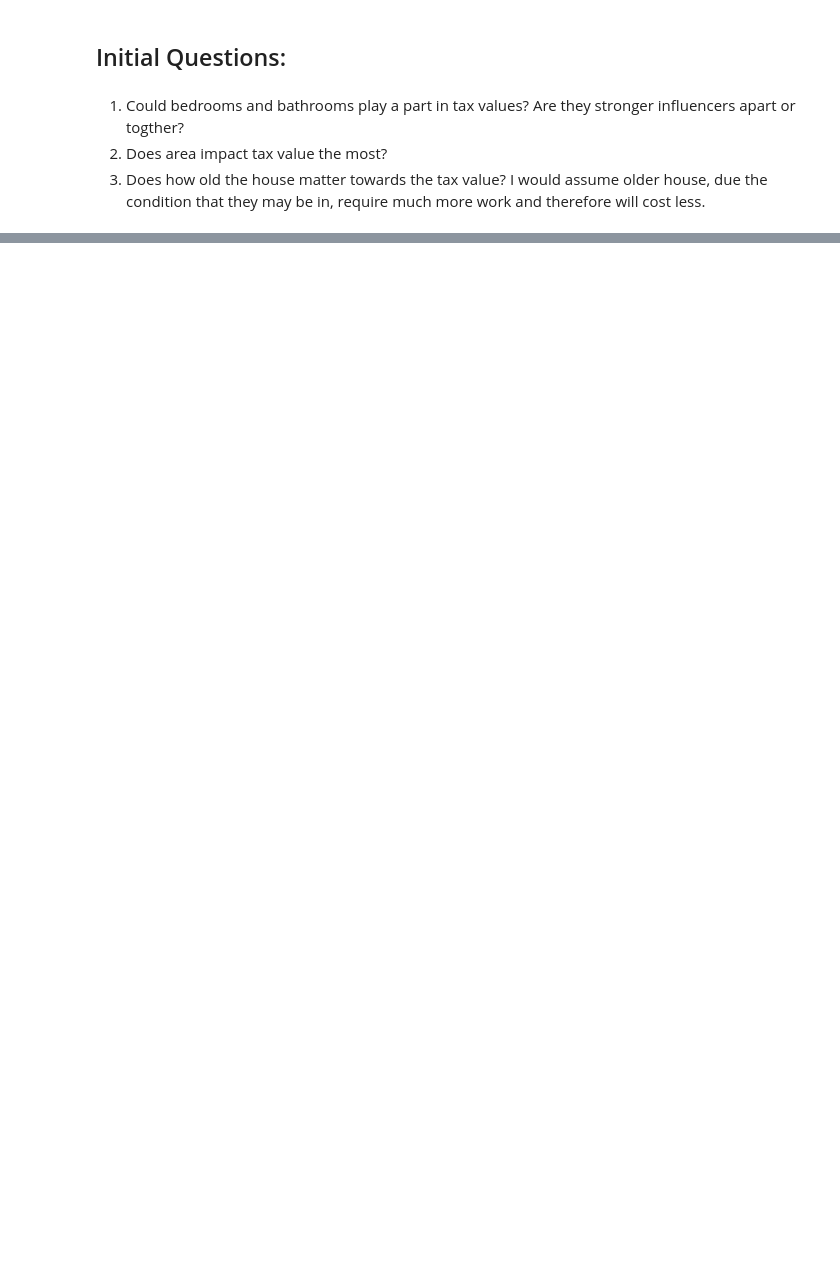
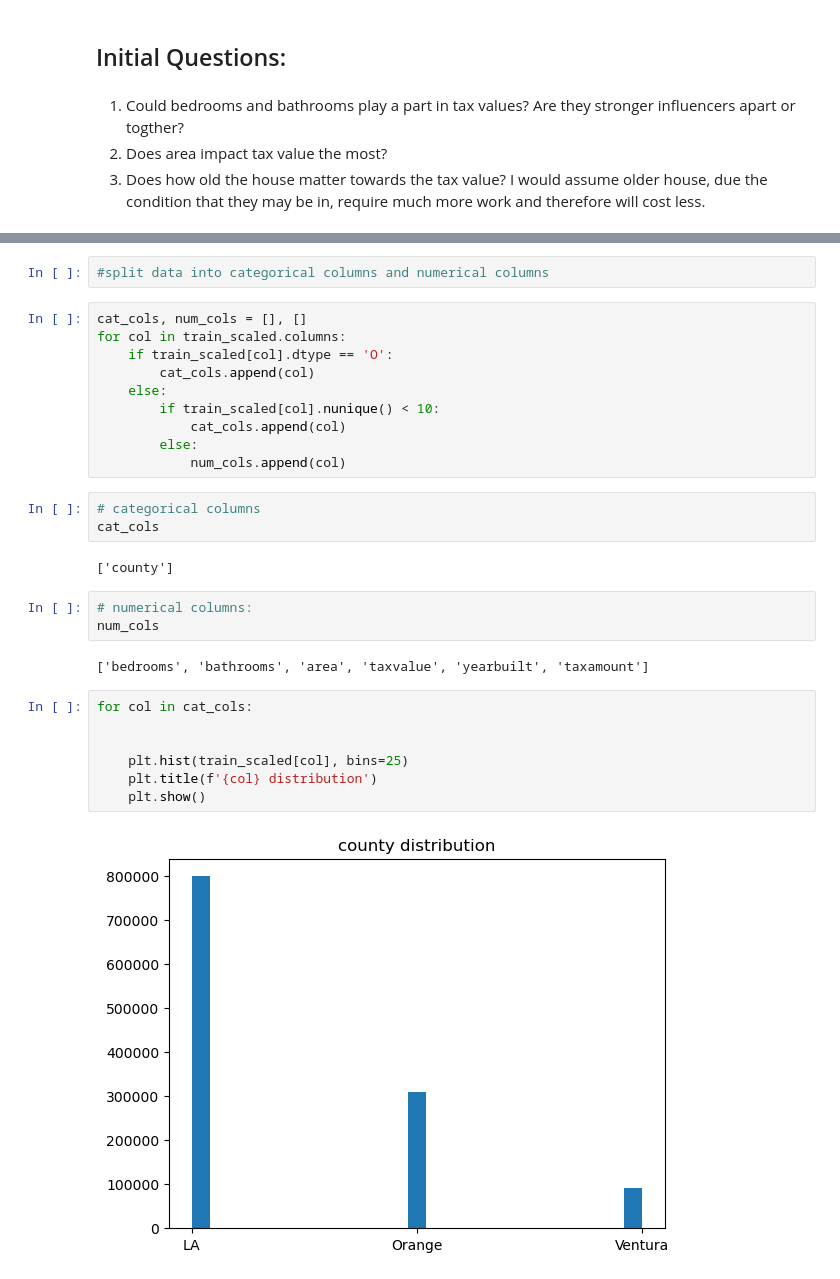
Before and after one commit to NikkideVries/regression-exercises, a Jupyter notebook: explore.ipynb, the cells around one changed output, grey strips where cells are left out. Saved outputs shown, nothing was run; the diff lists cells and outputs as text; blank space fills up the shorter version.

```diff
--- a/explore.ipynb
+++ b/explore.ipynb
@@ -112,0 +203,31 @@ Write a function named `plot_variable_pairs` that accepts a dataframe as input a
+# %%
+#split data into categorical columns and numerical columns
+# %%
+cat_cols, num_cols = [], []
+for col in train_scaled.columns:
+    if train_scaled[col].dtype == 'O':
+        cat_cols.append(col)
+    else:
+        if train_scaled[col].nunique() < 10:
+            cat_cols.append(col)
+        else:
+            num_cols.append(col)
+# %%
+# categorical columns
+cat_cols
+# %% [output]
+['county']
+# %%
+# numerical columns:
+num_cols
+# %% [output]
+['bedrooms', 'bathrooms', 'area', 'taxvalue', 'yearbuilt', 'taxamount']
+# %%
+for col in cat_cols:
+
+
+    plt.hist(train_scaled[col], bins=25)
+    plt.title(f'{col} distribution')
+    plt.show()
+# %% [output]
+[figure, added]
```
Also changed, not shown: parts of 23 cells of this notebook.
